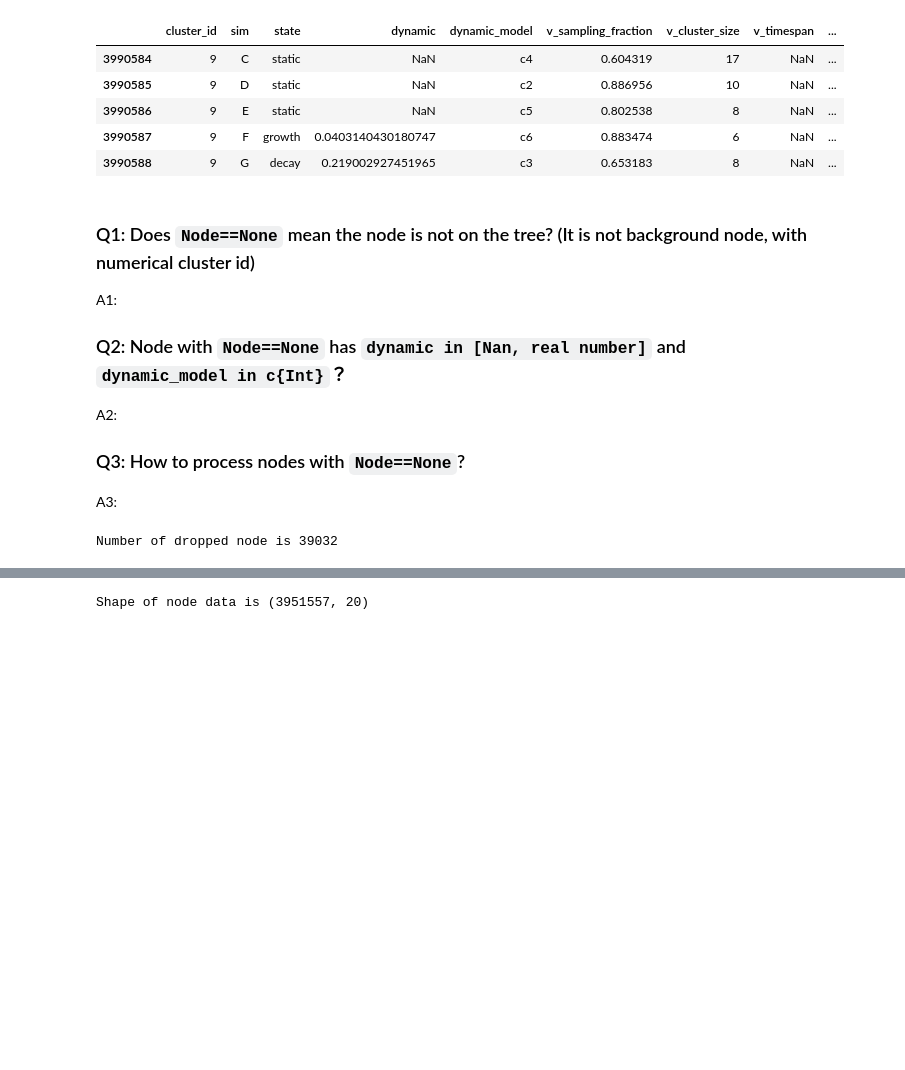
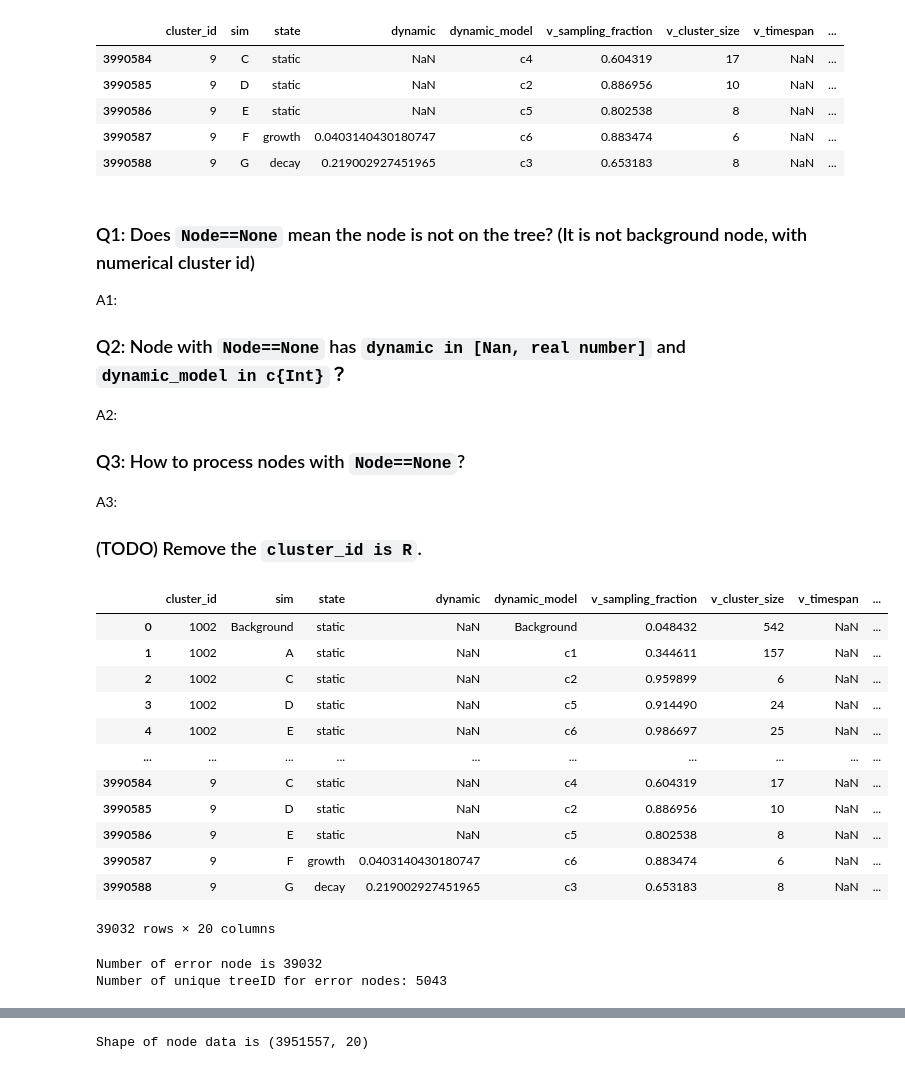
Before and after one commit to YanjunLi-CS/DeepPhyTree, a Jupyter notebook: aly/aly_data_04272021.ipynb, the cells around one changed output, grey strips where cells are left out. Cells and saved outputs as stored; diff of their text form; code cells hidden in the pictures; blank space fills up the shorter version.

Commit message:
add error check

```diff
--- a/aly/aly_data_04272021.ipynb
+++ b/aly/aly_data_04272021.ipynb
@@ -64,14 +65,39 @@ A2:
 
 ### Q3: How to process nodes with `Node==None`?
 A3:
+
+### (TODO) Remove the `cluster_id is R`.
 # %%
 #impute missing data of dynamic model to 0 (TBD)
 impute_node = np.where(pd.isna(node_df['dynamic_model'])==True)
 node_df.loc[(impute_node[0]),'dynamic_model']=0
 
 #drop non-node data points
 drop_node = np.where(pd.isna(node_df['node'])==True)
-node_df = node_df.drop(drop_node[0])
-print('Number of dropped node is', len(drop_node[0]))
+err_node_df = node_df[pd.isna(node_df['node'])==True]
+err_node_df.to_csv(f"{ds_folder}/err_nodes.csv")
+
+err_node_df
 # %% [output]
+|  | cluster_id | sim | state | dynamic | dynamic_model | v_sampling_fraction | v_cluster_size | v_timespan | ... |
+| 0 | 1002 | Background | static | NaN | Background | 0.048432 | 542 | NaN | ... |
+| 1 | 1002 | A | static | NaN | c1 | 0.344611 | 157 | NaN | ... |
+| 2 | 1002 | C | static | NaN | c2 | 0.959899 | 6 | NaN | ... |
+| 3 | 1002 | D | static | NaN | c5 | 0.914490 | 24 | NaN | ... |
+| 4 | 1002 | E | static | NaN | c6 | 0.986697 | 25 | NaN | ... |
+| ... | ... | ... | ... | ... | ... | ... | ... | ... | ... |
+| 3990584 | 9 | C | static | NaN | c4 | 0.604319 | 17 | NaN | ... |
+| 3990585 | 9 | D | static | NaN | c2 | 0.886956 | 10 | NaN | ... |
+| 3990586 | 9 | E | static | NaN | c5 | 0.802538 | 8 | NaN | ... |
+| 3990587 | 9 | F | growth | 0.0403140430180747 | c6 | 0.883474 | 6 | NaN | ... |
+| 3990588 | 9 | G | decay | 0.219002927451965 | c3 | 0.653183 | 8 | NaN | ... |
-Number of dropped node is 39032
+39032 rows × 20 columns
+# %%
+err_treeids = err_node_df["cluster_id"].values
+print('Number of error node is', len(err_treeids))
+err_treeids = set(err_treeids)
+
+print(f'Number of unique treeID for error nodes: {len(err_treeids)}')
+# %% [output]
+Number of error node is 39032
+Number of unique treeID for error nodes: 5043
```
Also changed, not shown: parts of 8 cells of this notebook, 1 other file.
